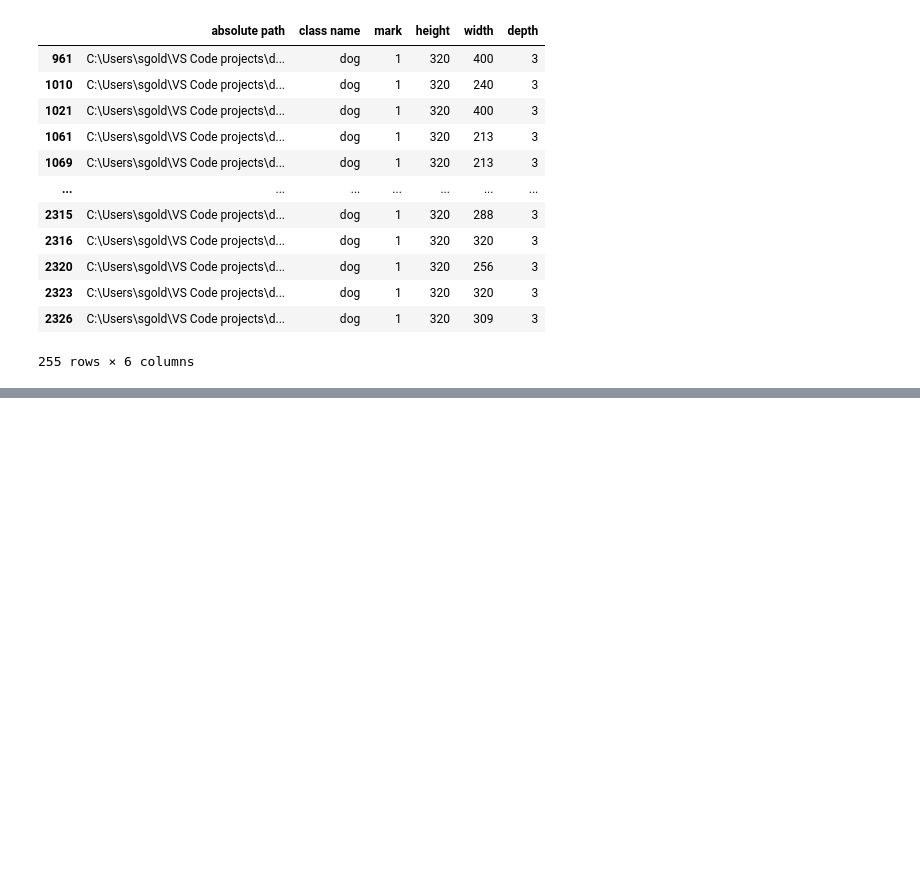
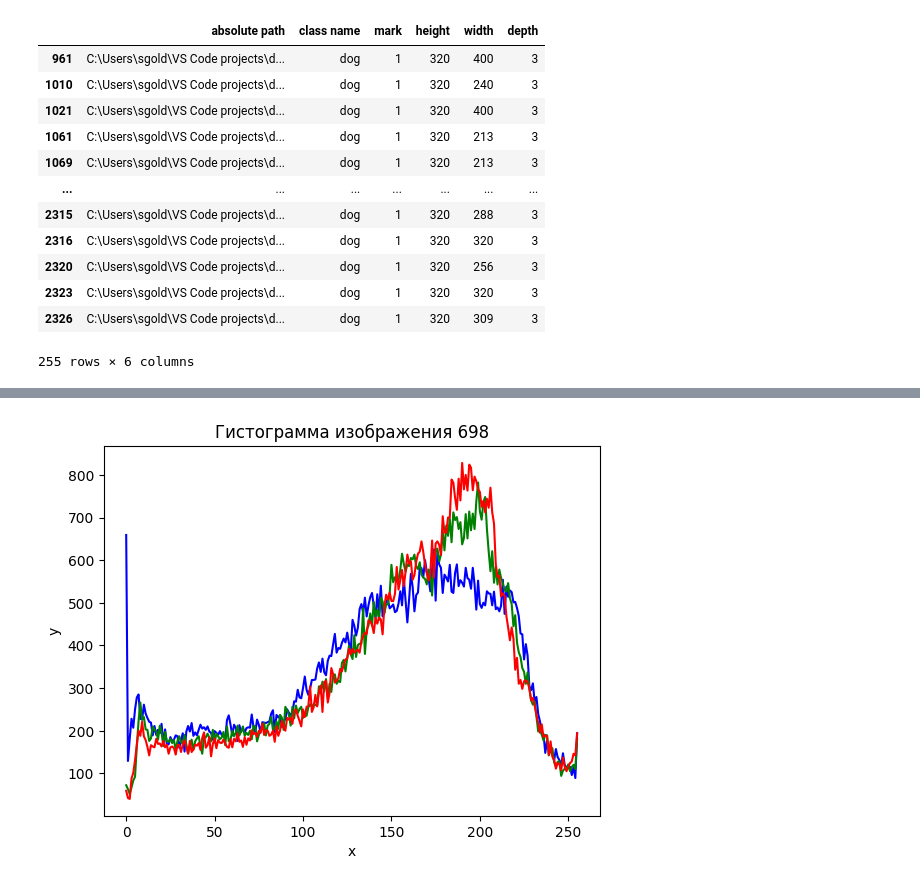
Before and after one commit to Chuck-man/Lab4, a Jupyter notebook: analysis.ipynb, the cells around one changed output, grey strips where cells are left out. Saved outputs shown, nothing was run; the diff lists cells and outputs as text; code cells hidden in the pictures; blank space fills up the shorter version.

```diff
--- a/analysis.ipynb
+++ b/analysis.ipynb
@@ -141,3 +141,7 @@ max_dataframe(df, 1, 400, 500)
 | 2323 | C:\Users\sgold\VS Code projects\d... | dog | 1 | 320 | 320 | 3 |
 | 2326 | C:\Users\sgold\VS Code projects\d... | dog | 1 | 320 | 309 | 3 |
 255 rows × 6 columns
+# %%
+df["pixels"] = df["height"] * df["width"] * df["depth"]
+result = df.groupby("mark").agg({"pixels": ["mean", "min", "max"]})
+result
@@ -143,0 +154,14 @@ max_dataframe(df, 1, 400, 500)
+# %%
+def histogram(df, label):
+    array1 = []
+    array2 = []
+    array3 = []
+    hg_df = filter_dataframe(df, label)
+    for i in df.index:
+        image = cv2.imread(df["absolute path"].loc[df.index[i]])
+        array1.append(cv2.calcHist([image], [0], None, [256], [0, 256]))
+        array2.append(cv2.calcHist([image], [1], None, [256], [0, 256]))
+        array3.append(cv2.calcHist([image], [2], None, [256], [0, 256]))
+    return array1, array2, array3
+
+array1, array2, array3 = histogram(df, 0)
@@ -143,0 +171,12 @@ max_dataframe(df, 1, 400, 500)
+# %%
+i = random.randint(0, 955)
+a = str(i)
+plt.ylabel('y')
+plt.xlabel('x')
+plt.plot(array1[i], color="b")
+plt.plot(array2[i], color="g")
+plt.plot(array3[i], color="r")
+plt.title("Гистограмма изображения " + a)
+plt.show()
+# %% [output]
+[figure, added]
```
Also changed, not shown: parts of 3 cells of this notebook.
